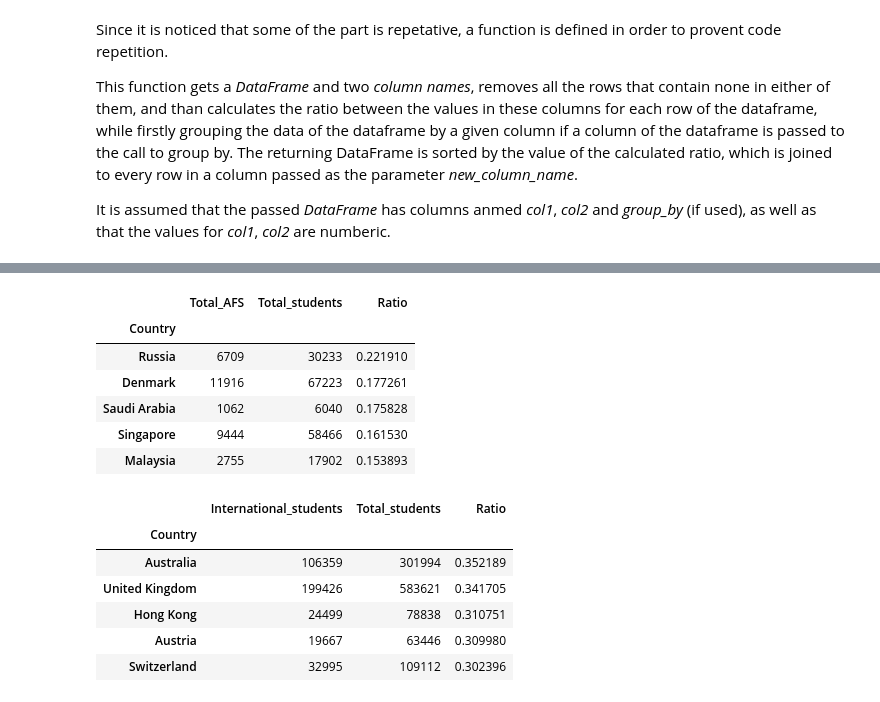
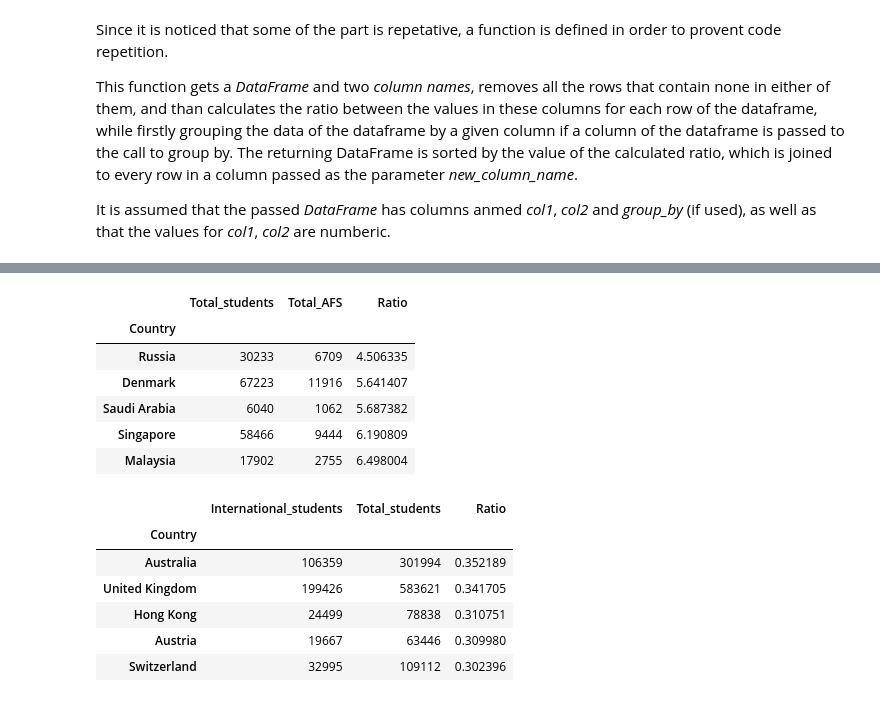
Before and after one commit to martinj96/Ada2017, a Jupyter notebook: Homework 2/Homework2.ipynb, the cells around one changed output, grey strips where cells are left out. Cells and saved outputs as stored; diff of their text form; code cells hidden in the pictures.

Commit message:
Task 2: Repeated all the statistics per country and region

```diff
--- a/Homework 2/Homework2.ipynb
+++ b/Homework 2/Homework2.ipynb
@@ -149,15 +149,15 @@ find_ratio(data, 'International_students', 'Total_students', 'Ratio').head(10)
 | 25 | 26 | The University of Hong Kong | Hong Kong | Asia | 3012 | 2085 | 20214 | ... |
 # %%
 # Group the data according to the value of the country attribute
-# Calculate the ratio between the number of staff members and students, sort the dataframe according to that value
-find_ratio(data, 'Total_AFS', 'Total_students', 'Ratio', 'Country').head()
+# Calculate the ratio between the number of students and staff members, sort the dataframe according to that value
+find_ratio(data, 'Total_students', 'Total_AFS', 'Ratio', 'Country', ascending=True).head()
 # %% [output]
-|  | Total_AFS | Total_students | Ratio |
+|  | Total_students | Total_AFS | Ratio |
 | Country |  |  |  |
-| Russia | 6709 | 30233 | 0.221910 |
-| Denmark | 11916 | 67223 | 0.177261 |
-| Saudi Arabia | 1062 | 6040 | 0.175828 |
-| Singapore | 9444 | 58466 | 0.161530 |
-| Malaysia | 2755 | 17902 | 0.153893 |
+| Russia | 30233 | 6709 | 4.506335 |
+| Denmark | 67223 | 11916 | 5.641407 |
+| Saudi Arabia | 6040 | 1062 | 5.687382 |
+| Singapore | 58466 | 9444 | 6.190809 |
+| Malaysia | 17902 | 2755 | 6.498004 |
 # %%
 # Group the data according to the value of the country attribute
```
Also changed, not shown: parts of 13 cells of this notebook.
